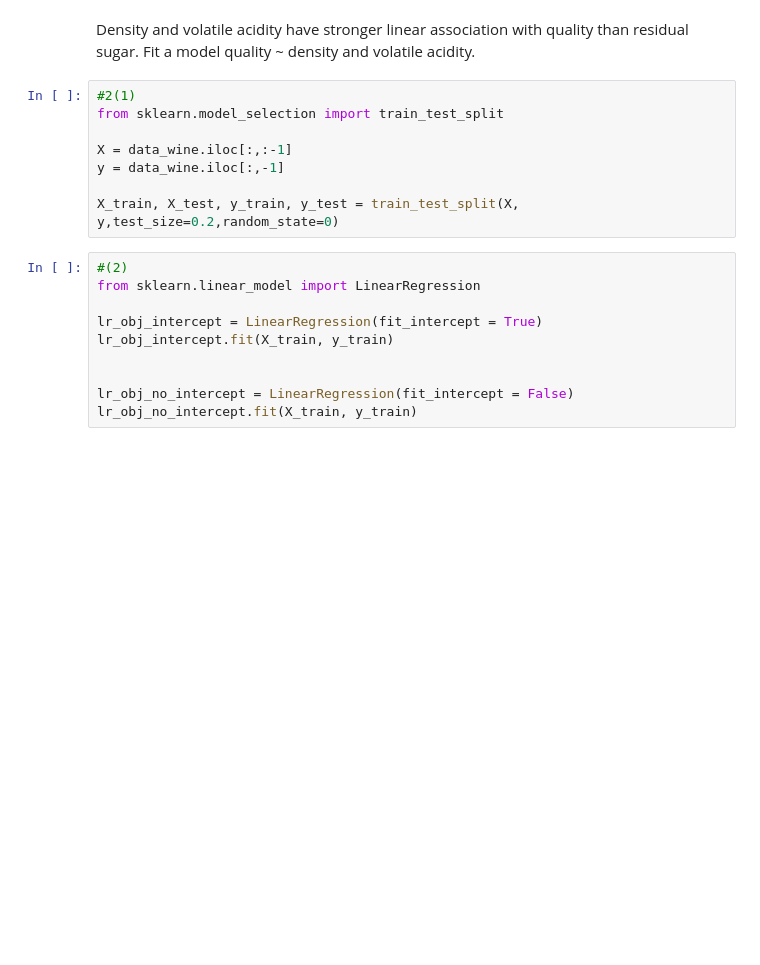
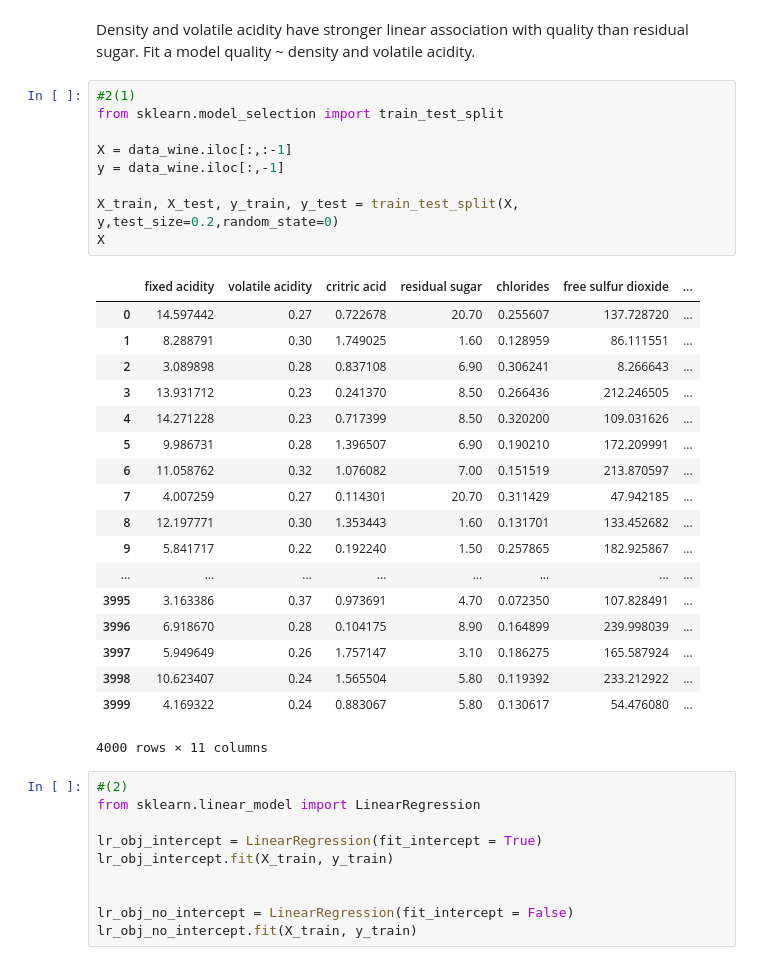
Before and after one commit to weiweiECNU/QBUS, a Jupyter notebook: qbus6850_19_1/assignment1/assignment1.ipynb, the cells around one changed output. Drawn from its saved outputs; the diff is of its cells as text; blank space fills up the shorter version.

```diff
--- a/qbus6850_19_1/assignment1/assignment1.ipynb
+++ b/qbus6850_19_1/assignment1/assignment1.ipynb
@@ -27,11 +27,31 @@ Density and volatile acidity have stronger linear association with quality than
 # %%
 #2(1)
 from sklearn.model_selection import train_test_split
 
 X = data_wine.iloc[:,:-1]
 y = data_wine.iloc[:,-1]
 
 X_train, X_test, y_train, y_test = train_test_split(X, y,test_size=0.2,random_state=0)
+X
+# %% [output]
+|  | fixed acidity | volatile acidity | critric acid | residual sugar | chlorides | free sulfur dioxide | ... |
+| 0 | 14.597442 | 0.27 | 0.722678 | 20.70 | 0.255607 | 137.728720 | ... |
+| 1 | 8.288791 | 0.30 | 1.749025 | 1.60 | 0.128959 | 86.111551 | ... |
+| 2 | 3.089898 | 0.28 | 0.837108 | 6.90 | 0.306241 | 8.266643 | ... |
+| 3 | 13.931712 | 0.23 | 0.241370 | 8.50 | 0.266436 | 212.246505 | ... |
+| 4 | 14.271228 | 0.23 | 0.717399 | 8.50 | 0.320200 | 109.031626 | ... |
+| 5 | 9.986731 | 0.28 | 1.396507 | 6.90 | 0.190210 | 172.209991 | ... |
+| 6 | 11.058762 | 0.32 | 1.076082 | 7.00 | 0.151519 | 213.870597 | ... |
+| 7 | 4.007259 | 0.27 | 0.114301 | 20.70 | 0.311429 | 47.942185 | ... |
+| 8 | 12.197771 | 0.30 | 1.353443 | 1.60 | 0.131701 | 133.452682 | ... |
+| 9 | 5.841717 | 0.22 | 0.192240 | 1.50 | 0.257865 | 182.925867 | ... |
+| ... | ... | ... | ... | ... | ... | ... | ... |
+| 3995 | 3.163386 | 0.37 | 0.973691 | 4.70 | 0.072350 | 107.828491 | ... |
+| 3996 | 6.918670 | 0.28 | 0.104175 | 8.90 | 0.164899 | 239.998039 | ... |
+| 3997 | 5.949649 | 0.26 | 1.757147 | 3.10 | 0.186275 | 165.587924 | ... |
+| 3998 | 10.623407 | 0.24 | 1.565504 | 5.80 | 0.119392 | 233.212922 | ... |
+| 3999 | 4.169322 | 0.24 | 0.883067 | 5.80 | 0.130617 | 54.476080 | ... |
+4000 rows × 11 columns
 # %%
 #(2)
 from sklearn.linear_model import LinearRegression
```
Also changed, not shown: parts of 5 cells of this notebook, 10 other files.
